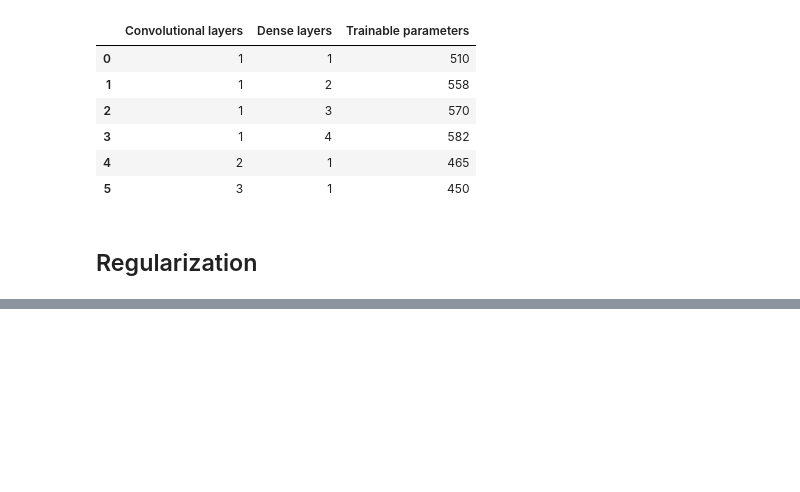
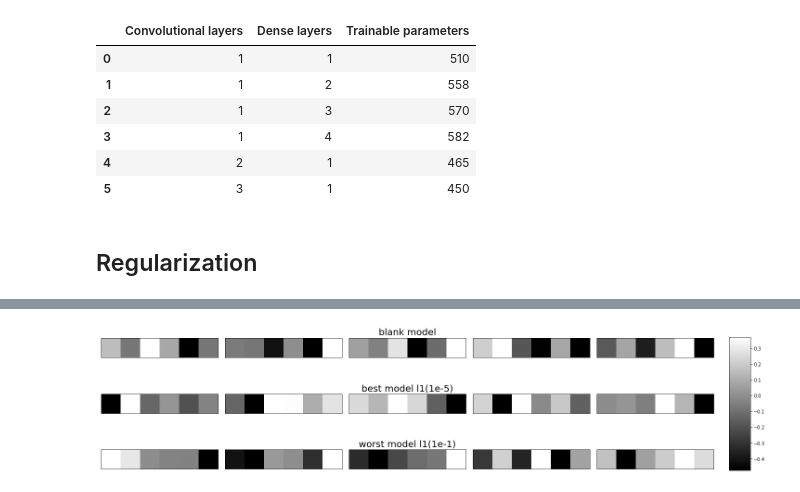
Before and after one commit to giuliacampesan/UniversityAssignments, a Jupyter notebook: 03_week/LoCPdown_Exercise3.ipynb, the cells around one changed output, grey strips where cells are left out. Drawn from its saved outputs; the diff is of its cells as text; code cells hidden in the pictures; blank space fills up the shorter version.

```diff
--- a/03_week/LoCPdown_Exercise3.ipynb
+++ b/03_week/LoCPdown_Exercise3.ipynb
@@ -1062,0 +1012,92 @@ r = print_filters(worst_after, 'prova')
+# %%
+best_loss = regularizers.l1_l2(1e-5)
+worst_loss = regularizers.l1(0.01)
+
+blank_model = get_model(best_loss)
+best_after = tensorflow.keras.models.load_model('MODEL/model_reg_l1(0.00001).h5')
+worst_after = tensorflow.keras.models.load_model('MODEL/model_reg_l1(0.01).h5')
+
+print('First layer')
+
+blank_filters, blank_biases = blank_model.layers[0].get_weights()
+best_filters, best_biases = best_after.layers[0].get_weights()
+worst_filters, worst_biases = worst_after.layers[0].get_weights()
+n_filters, ix = len(blank_filters[0][0]), 1
+fig, ax = plt.subplots(3, n_filters, sharey = True, figsize = (20,5), constrained_layout=True)
+
+for i in range(n_filters):
+    # get the filter
+    f = np.array(blank_filters[:,:,i]).T
+    bf = np.array(best_filters[:,:,i]).T
+    wf = np.array(worst_filters[:,:,i]).T
+    # plot each channel separately
+    for j in range(3):
+        ax[j][i].set_xticks([])
+        ax[j][i].set_yticks([])
+    a0 = ax[0][i].imshow(f, cmap='gray')
+    a1 = ax[1][i].imshow(bf, cmap='gray')
+    a2 = ax[2][i].imshow(wf, cmap='gray')
+
+ax[0][2].set_title('blank model', fontsize=20)
+ax[1][2].set_title('best model l1(1e-5)', fontsize=20)
+ax[2][2].set_title('worst model l1(1e-1)', fontsize=20)
+fig.colorbar(a1, orientation='vertical', ax=ax[:, 4], shrink = 0.8)
+plt.show()
+
+print('*' * 113)
+print('Second layer')
+
+blank_filters, blank_biases = blank_model.layers[2].get_weights()
+best_filters, best_biases = best_after.layers[2].get_weights()
+worst_filters, worst_biases = worst_after.layers[2].get_weights()
+n_filters, ix = len(blank_filters[0][0]), 1
+fig, ax = plt.subplots(3, n_filters, sharey = True, figsize = (20,10), constrained_layout=True)
+
+for i in range(n_filters):
+    # get the filter
+    f = np.array(blank_filters[:,:,i]).T
+    bf = np.array(best_filters[:,:,i]).T
+    wf = np.array(worst_filters[:,:,i]).T
+    # plot each channel separately
+    for j in range(3):
+        ax[j][i].set_xticks([])
+        ax[j][i].set_yticks([])
+    a0 = ax[0][i].imshow(f, cmap='gray')
+    a1 = ax[1][i].imshow(bf, cmap='gray')
+    a2 = ax[2][i].imshow(wf, cmap='gray')
+
+ax[0][2].set_title('blank model', fontsize=20)
+ax[1][2].set_title('best model l1(1e-5)', fontsize=20)
+ax[2][2].set_title('worst model l1(1e-1)', fontsize=20)
+fig.colorbar(a1, orientation='vertical', ax=ax[:, 4], shrink = 1)
+plt.show()
+
+
+print('*' * 113)
+print('Third layer')
+
+blank_filters, blank_biases = blank_model.layers[3].get_weights()
+best_filters, best_biases = best_after.layers[3].get_weights()
+worst_filters, worst_biases = worst_after.layers[3].get_weights()
+n_filters, ix = len(blank_filters[0][0]), 1
+fig, ax = plt.subplots(3, n_filters, sharey = True, figsize = (20,10), constrained_layout=True)
+
+for i in range(n_filters):
+    # get the filter
+    f = np.array(blank_filters[:,:,i]).T
+    bf = np.array(best_filters[:,:,i]).T
+    wf = np.array(worst_filters[:,:,i]).T
+    # plot each channel separately
+    for j in range(3):
+        ax[j][i].set_xticks([])
+        ax[j][i].set_yticks([])
+    a0 = ax[0][i].imshow(f, cmap='gray')
+    a1 = ax[1][i].imshow(bf, cmap='gray')
+    a2 = ax[2][i].imshow(wf, cmap='gray')
+
+ax[0][2].set_title('blank model', fontsize=20)
+ax[1][2].set_title('best model l1(1e-5)', fontsize=20)
+ax[2][2].set_title('worst model l1(1e-1)', fontsize=20)
+fig.colorbar(a1, orientation='vertical', ax=ax[:, 4], shrink = 1)
+plt.show()
+# %% [output]
@@ -1062,0 +1105 @@ r = print_filters(worst_after, 'prova')
+[figure, added]
```
Also changed, not shown: parts of 14 cells of this notebook, 21 other files.
